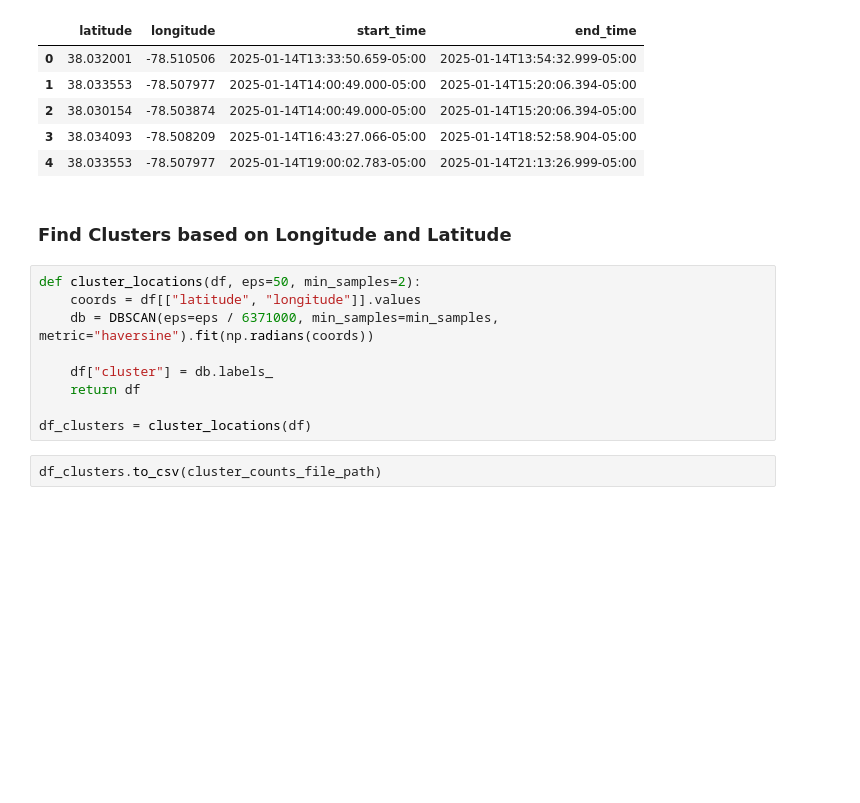
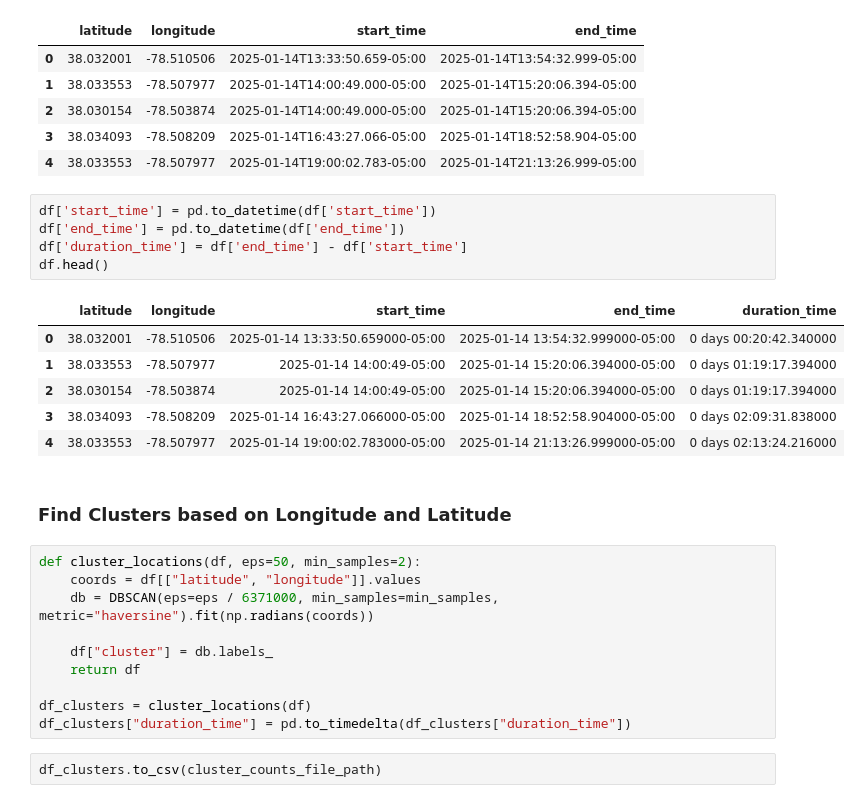
Before and after one commit to elaine-zhang12/google-timeline-data, a Jupyter notebook: janice_timeline.ipynb, the cells around one changed output. Cells and saved outputs as stored; diff of their text form; blank space fills up the shorter version.

```diff
--- a/janice_timeline.ipynb
+++ b/janice_timeline.ipynb
@@ -58,6 +58,18 @@ df.head()
 | 2 | 38.030154 | -78.503874 | 2025-01-14T14:00:49.000-05:00 | 2025-01-14T15:20:06.394-05:00 |
 | 3 | 38.034093 | -78.508209 | 2025-01-14T16:43:27.066-05:00 | 2025-01-14T18:52:58.904-05:00 |
 | 4 | 38.033553 | -78.507977 | 2025-01-14T19:00:02.783-05:00 | 2025-01-14T21:13:26.999-05:00 |
+# %%
+df['start_time'] = pd.to_datetime(df['start_time'])
+df['end_time'] = pd.to_datetime(df['end_time'])
+df['duration_time'] = df['end_time'] - df['start_time']
+df.head()
+# %% [output]
+|  | latitude | longitude | start_time | end_time | duration_time |
+| 0 | 38.032001 | -78.510506 | 2025-01-14 13:33:50.659000-05:00 | 2025-01-14 13:54:32.999000-05:00 | 0 days 00:20:42.340000 |
+| 1 | 38.033553 | -78.507977 | 2025-01-14 14:00:49-05:00 | 2025-01-14 15:20:06.394000-05:00 | 0 days 01:19:17.394000 |
+| 2 | 38.030154 | -78.503874 | 2025-01-14 14:00:49-05:00 | 2025-01-14 15:20:06.394000-05:00 | 0 days 01:19:17.394000 |
+| 3 | 38.034093 | -78.508209 | 2025-01-14 16:43:27.066000-05:00 | 2025-01-14 18:52:58.904000-05:00 | 0 days 02:09:31.838000 |
+| 4 | 38.033553 | -78.507977 | 2025-01-14 19:00:02.783000-05:00 | 2025-01-14 21:13:26.999000-05:00 | 0 days 02:13:24.216000 |
 # %% [markdown]
 ### Find Clusters based on Longitude and Latitude
 # %%
@@ -69,6 +81,7 @@ def cluster_locations(df, eps=50, min_samples=2):
     return df
 
 df_clusters = cluster_locations(df)
+df_clusters["duration_time"] = pd.to_timedelta(df_clusters["duration_time"])
 # %%
 df_clusters.to_csv(cluster_counts_file_path)
 # %%
```
Also changed, not shown: parts of 2 cells of this notebook, 4 other files.
